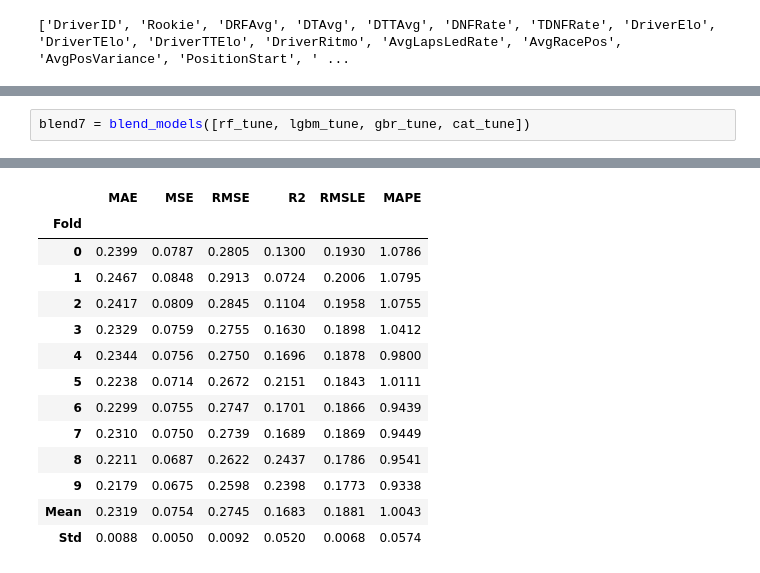
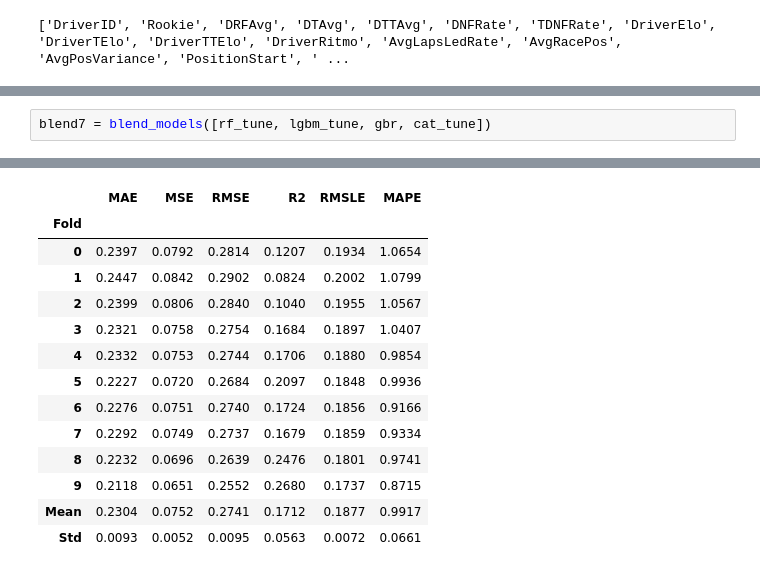
Before and after one commit to Lemaque14/Sports-Prediction-System, a Jupyter notebook: IndyCar/MLModel_IndyCar.ipynb, the cells around one changed output, grey strips where cells are left out. Drawn from its saved outputs; the diff is of its cells as text.

```diff
--- a/IndyCar/MLModel_IndyCar.ipynb
+++ b/IndyCar/MLModel_IndyCar.ipynb
@@ -780,23 +805,23 @@ newpred = predict_model(blend6_tune, data=data_unseen)
 [LightGBM] [Warning] bagging_fraction is set=0.7, subsample=1.0 will be ignored. Current value: bagging_fraction=0.7
 [LightGBM] [Warning] bagging_freq is set=6, subsample_freq=0 will be ignored. Current value: bagging_freq=6
 # %%
-blend7 = blend_models([rf_tune, lgbm_tune, gbr_tune, cat_tune])
+blend7 = blend_models([rf_tune, lgbm_tune, gbr, cat_tune])
 # %% [output]
 [interactive output not drawn]
 |  | MAE | MSE | RMSE | R2 | RMSLE | MAPE |
 | Fold |  |  |  |  |  |  |
-| 0 | 0.2399 | 0.0787 | 0.2805 | 0.1300 | 0.1930 | 1.0786 |
-| 1 | 0.2467 | 0.0848 | 0.2913 | 0.0724 | 0.2006 | 1.0795 |
-| 2 | 0.2417 | 0.0809 | 0.2845 | 0.1104 | 0.1958 | 1.0755 |
-| 3 | 0.2329 | 0.0759 | 0.2755 | 0.1630 | 0.1898 | 1.0412 |
-| 4 | 0.2344 | 0.0756 | 0.2750 | 0.1696 | 0.1878 | 0.9800 |
-| 5 | 0.2238 | 0.0714 | 0.2672 | 0.2151 | 0.1843 | 1.0111 |
-| 6 | 0.2299 | 0.0755 | 0.2747 | 0.1701 | 0.1866 | 0.9439 |
-| 7 | 0.2310 | 0.0750 | 0.2739 | 0.1689 | 0.1869 | 0.9449 |
-| 8 | 0.2211 | 0.0687 | 0.2622 | 0.2437 | 0.1786 | 0.9541 |
-| 9 | 0.2179 | 0.0675 | 0.2598 | 0.2398 | 0.1773 | 0.9338 |
-| Mean | 0.2319 | 0.0754 | 0.2745 | 0.1683 | 0.1881 | 1.0043 |
-| Std | 0.0088 | 0.0050 | 0.0092 | 0.0520 | 0.0068 | 0.0574 |
+| 0 | 0.2397 | 0.0792 | 0.2814 | 0.1207 | 0.1934 | 1.0654 |
+| 1 | 0.2447 | 0.0842 | 0.2902 | 0.0824 | 0.2002 | 1.0799 |
+| 2 | 0.2399 | 0.0806 | 0.2840 | 0.1040 | 0.1955 | 1.0567 |
+| 3 | 0.2321 | 0.0758 | 0.2754 | 0.1684 | 0.1897 | 1.0407 |
+| 4 | 0.2332 | 0.0753 | 0.2744 | 0.1706 | 0.1880 | 0.9854 |
+| 5 | 0.2227 | 0.0720 | 0.2684 | 0.2097 | 0.1848 | 0.9936 |
+| 6 | 0.2276 | 0.0751 | 0.2740 | 0.1724 | 0.1856 | 0.9166 |
+| 7 | 0.2292 | 0.0749 | 0.2737 | 0.1679 | 0.1859 | 0.9334 |
+| 8 | 0.2232 | 0.0696 | 0.2639 | 0.2476 | 0.1801 | 0.9741 |
+| 9 | 0.2118 | 0.0651 | 0.2552 | 0.2680 | 0.1737 | 0.8715 |
+| Mean | 0.2304 | 0.0752 | 0.2741 | 0.1712 | 0.1877 | 0.9917 |
+| Std | 0.0093 | 0.0052 | 0.0095 | 0.0563 | 0.0072 | 0.0661 |
 [interactive output not drawn]
 # %%
 blend7_tune = tune_model(blend7)
```
Also changed, not shown: parts of 75 cells of this notebook, 6 other files.
